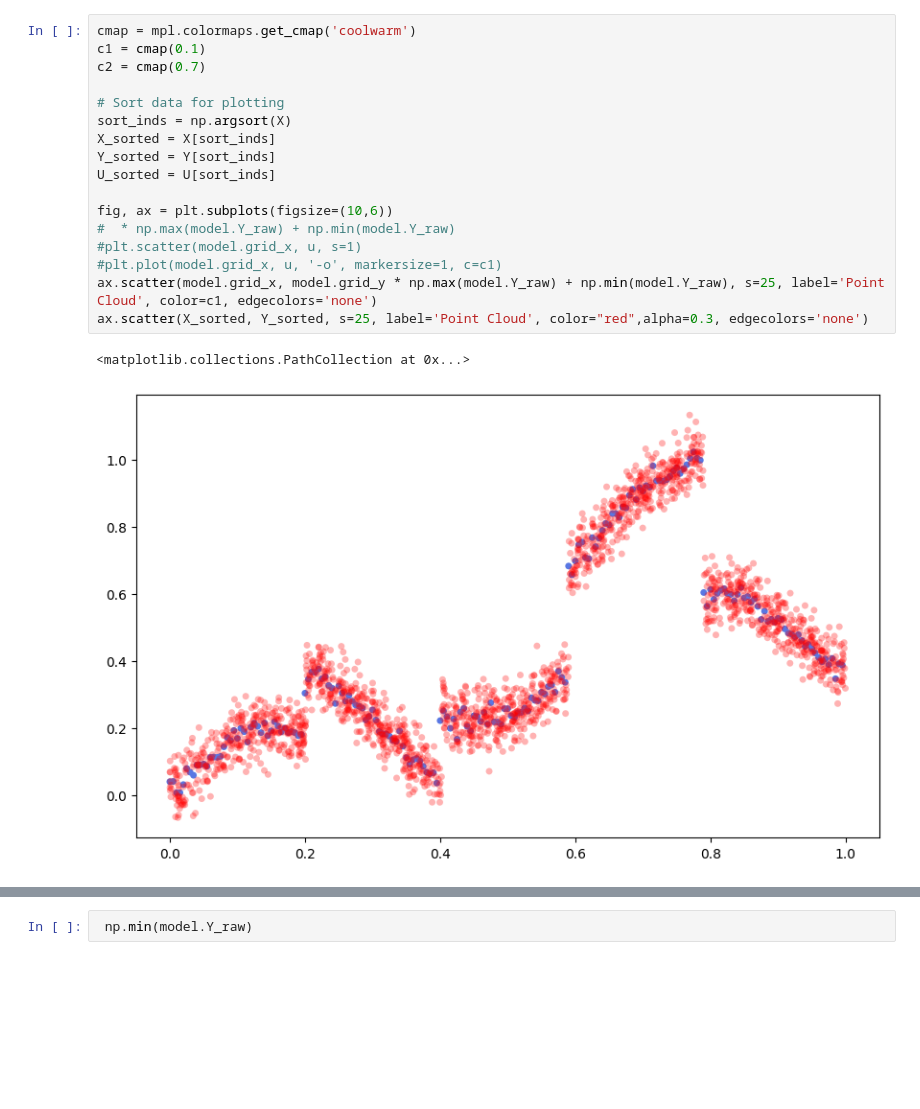
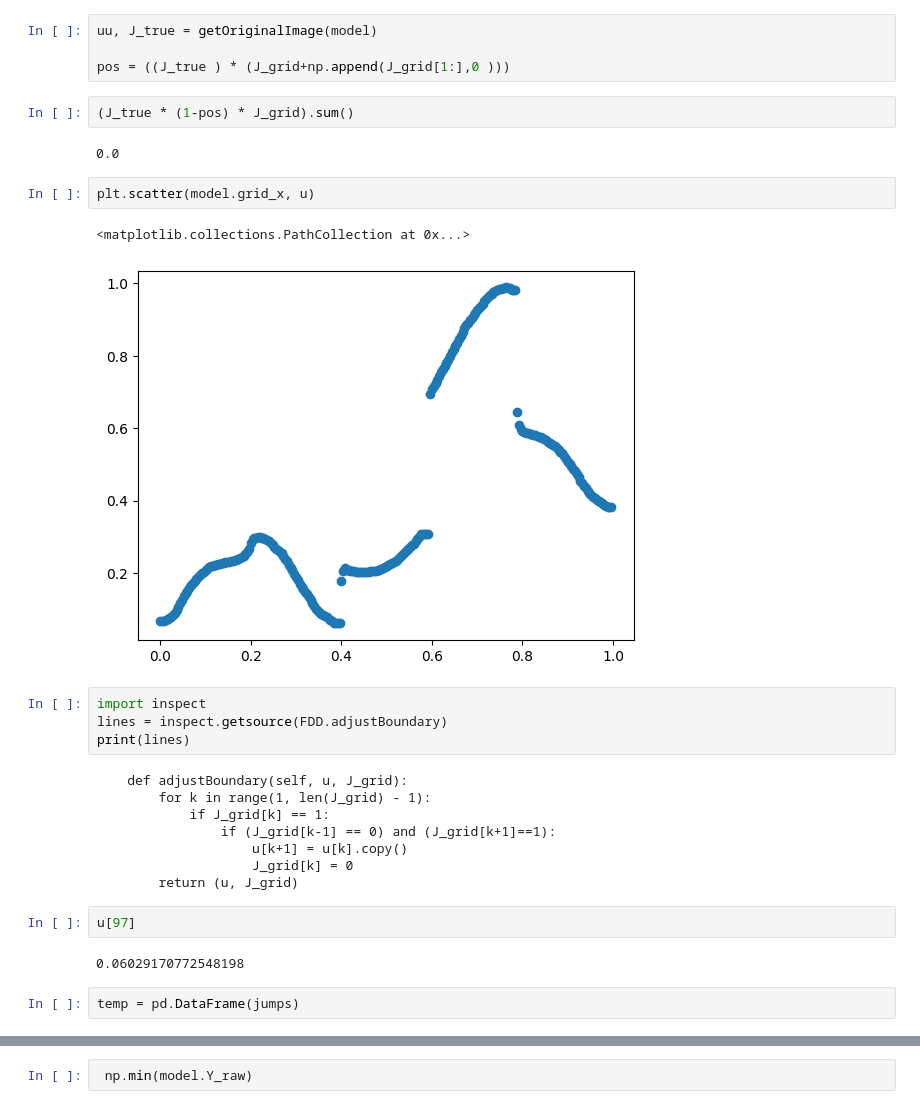
Before and after one commit to Davidvandijcke/fdr, a Jupyter notebook: src/analysis/simulations_1d.ipynb, the cells around one changed output, grey strips where cells are left out. Saved outputs shown, nothing was run; the diff lists cells and outputs as text; blank space fills up the shorter version.

```diff
--- a/src/analysis/simulations_1d.ipynb
+++ b/src/analysis/simulations_1d.ipynb
@@ -164,20 +173,31 @@ plt.savefig("./results/figs/simulation_1d_estimate.pdf", bbox_inches='tight')
-# %%
-cmap = mpl.colormaps.get_cmap('coolwarm')
-c1 = cmap(0.1)
-c2 = cmap(0.7)
-
-# Sort data for plotting
-sort_inds = np.argsort(X)
-X_sorted = X[sort_inds]
-Y_sorted = Y[sort_inds]
-U_sorted = U[sort_inds]
-
-fig, ax = plt.subplots(figsize=(10,6))
-#  * np.max(model.Y_raw) + np.min(model.Y_raw)
-#plt.scatter(model.grid_x, u, s=1)
-#plt.plot(model.grid_x, u, '-o', markersize=1, c=c1)
-ax.scatter(model.grid_x, model.grid_y * np.max(model.Y_raw) + np.min(model.Y_raw), s=25, label='Point Cloud', color=c1, edgecolors='none')
-ax.scatter(X_sorted, Y_sorted, s=25, label='Point Cloud', color="red",alpha=0.3, edgecolors='none')
-# %% [output]
-<matplotlib.collections.PathCollection at 0x...>
-[figure, removed]
+# %%
+uu, J_true = getOriginalImage(model)
+
+pos = ((J_true ) * (J_grid+np.append(J_grid[1:],0 )))
+# %%
+(J_true * (1-pos) * J_grid).sum()
+# %% [output]
+0.0
+# %%
+plt.scatter(model.grid_x, u)
+# %% [output]
+<matplotlib.collections.PathCollection at 0x...>
+[figure, added]
+# %%
+import inspect
+lines = inspect.getsource(FDD.adjustBoundary)
+print(lines)
+# %% [output]
+    def adjustBoundary(self, u, J_grid):
+        for k in range(1, len(J_grid) - 1):
+            if J_grid[k] == 1:
+                if (J_grid[k-1] == 0) and (J_grid[k+1]==1):
+                    u[k+1] = u[k].copy()
+                    J_grid[k] = 0
+        return (u, J_grid)
+# %%
+u[97]
+# %% [output]
+0.06029170772548198
+# %%
+temp = pd.DataFrame(jumps)
```
Also changed, not shown: parts of 43 cells of this notebook, 3 other files.
